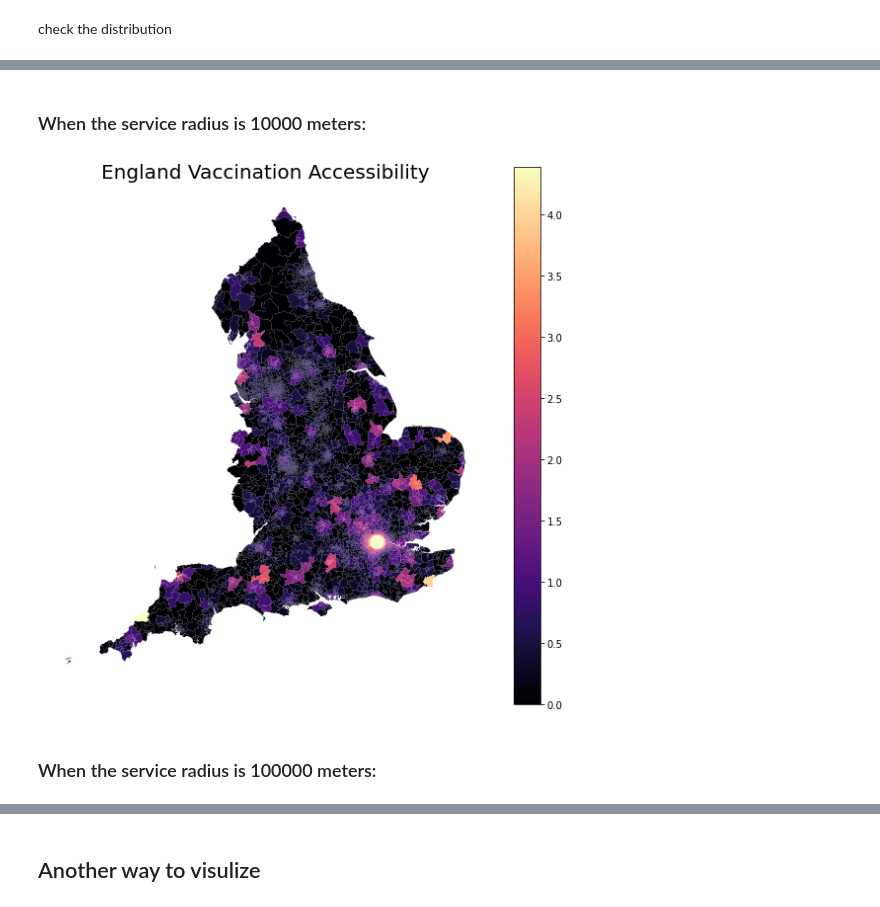
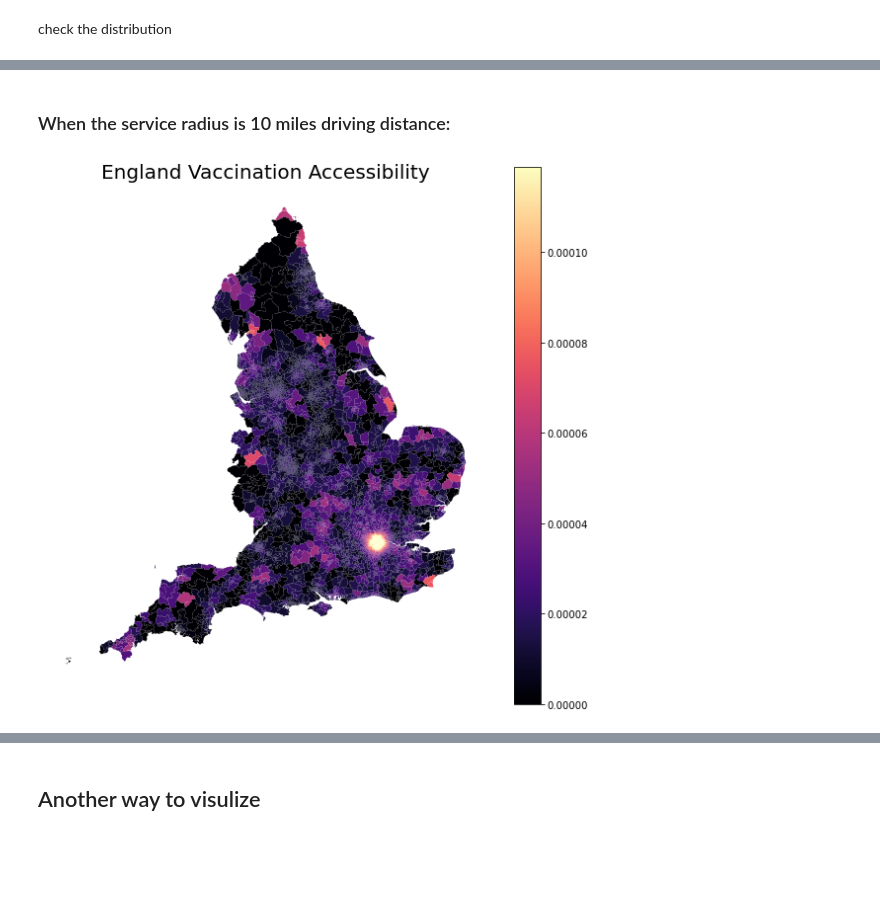
Before and after one commit to LingruFeng/dissertation, a Jupyter notebook: data_github/MSOA_test.ipynb, the cells around one changed output, grey strips where cells are left out. Cells and saved outputs as stored; diff of their text form; code cells hidden in the pictures; blank space fills up the shorter version.

Commit message:
accessibility score using 2SFCA method and driving distance as travel cost

```diff
--- a/data_github/MSOA_test.ipynb
+++ b/data_github/MSOA_test.ipynb
@@ -107,0 +80,3 @@ access INFO     :: Overwriting euclidean.
+# %%
+distance_cost_df = pd.read_csv('distance_cost_final.csv')
+distance_cost_df
@@ -113,13 +102,13 @@ fca = access(demand_df = MSOA_points,
            demand_value='population',
            supply_df= site,
            supply_index= 'index',
-           supply_value=['hospital','pcn','pharmacy','vc'],
-           cost_df              = distance.cost_df,
-           cost_origin          = 'origin',
-           cost_dest            = 'dest',
-           cost_name            = 'euclidean',
-           neighbor_cost_df     = distance.cost_df,
-           neighbor_cost_origin = 'origin',
-           neighbor_cost_dest   = 'dest',
-           neighbor_cost_name   = 'euclidean')
+           supply_value=['supply_value'],
+           cost_df              = distance_cost_df,
+           cost_origin          = 'origin_id',
+           cost_dest            = 'destination_id',
+           cost_name            = 'Distance in meter',
+           neighbor_cost_df     = distance_cost_df,
+           neighbor_cost_origin = 'origin_id',
+           neighbor_cost_dest   = 'destination_id',
+           neighbor_cost_name   = 'Distance in meter')
 # %%
@@ -200,7 +151,7 @@ fca_combo
 # %% [markdown]
 # Show the accessibility result on map
 # %%
-MSOA_fca = pd.merge(left=MSOA, right=fca_combo, how='left', left_on='MSOA11CD', right_on='msoa11cd')
+MSOA_fca = pd.merge(left=MSOA, right=fca.access_df, how='left', left_on='MSOA11CD', right_on='msoa11cd')
 MSOA_fca=MSOA_fca.fillna(0)
 MSOA_fca
 # %% [output]
@@ -219,0 +173,3 @@ MSOA_fca
+# %%
+MSOA_fca['2sfca_supply_value_normalized'] = (MSOA_fca['2sfca_supply_value']-MSOA_fca['2sfca_supply_value'].min())/(MSOA_fca['2sfca_supply_value'].max()-MSOA_fca['2sfca_supply_value'].min())
+MSOA_fca
@@ -241,11 +206,9 @@ def plot_access(access_metric):
     base.set_title('England Vaccination Accessibility', fontdict={'fontsize':'20', 'fontweight':'3'})
     #site.plot(ax=base, markersize=1, color='red')
 # %% [markdown]
-### When the service radius is 10000 meters:
+### When the service radius is 10 miles driving distance:
 # %%
-plot_access('2sfca4_combo')
+plot_access('2sfca_supply_value')
 # %% [output]
-[figure, old version]
+[figure, new version]
-# %% [markdown]
-### When the service radius is 100000 meters:
 # %%
```
Also changed, not shown: parts of 22 cells of this notebook.
